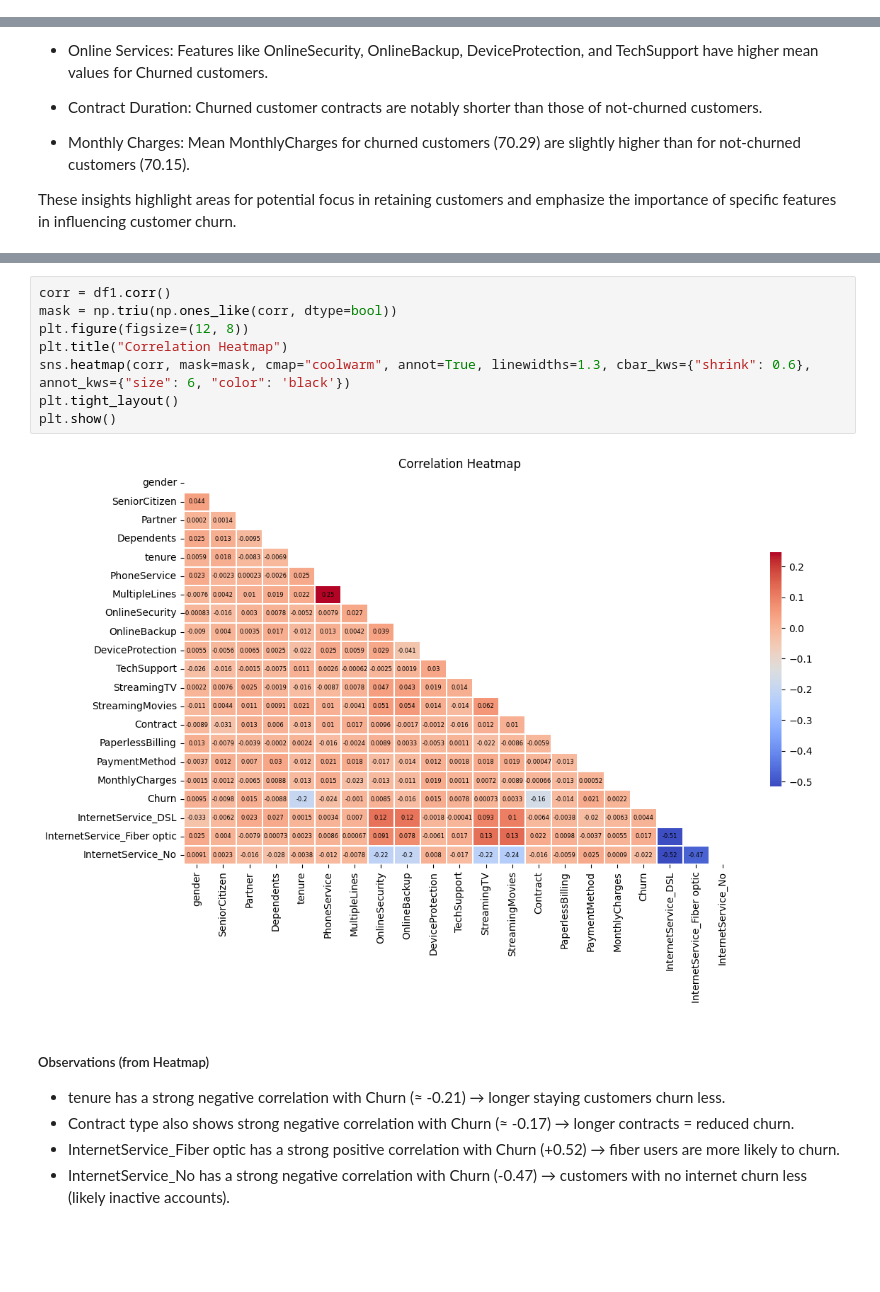
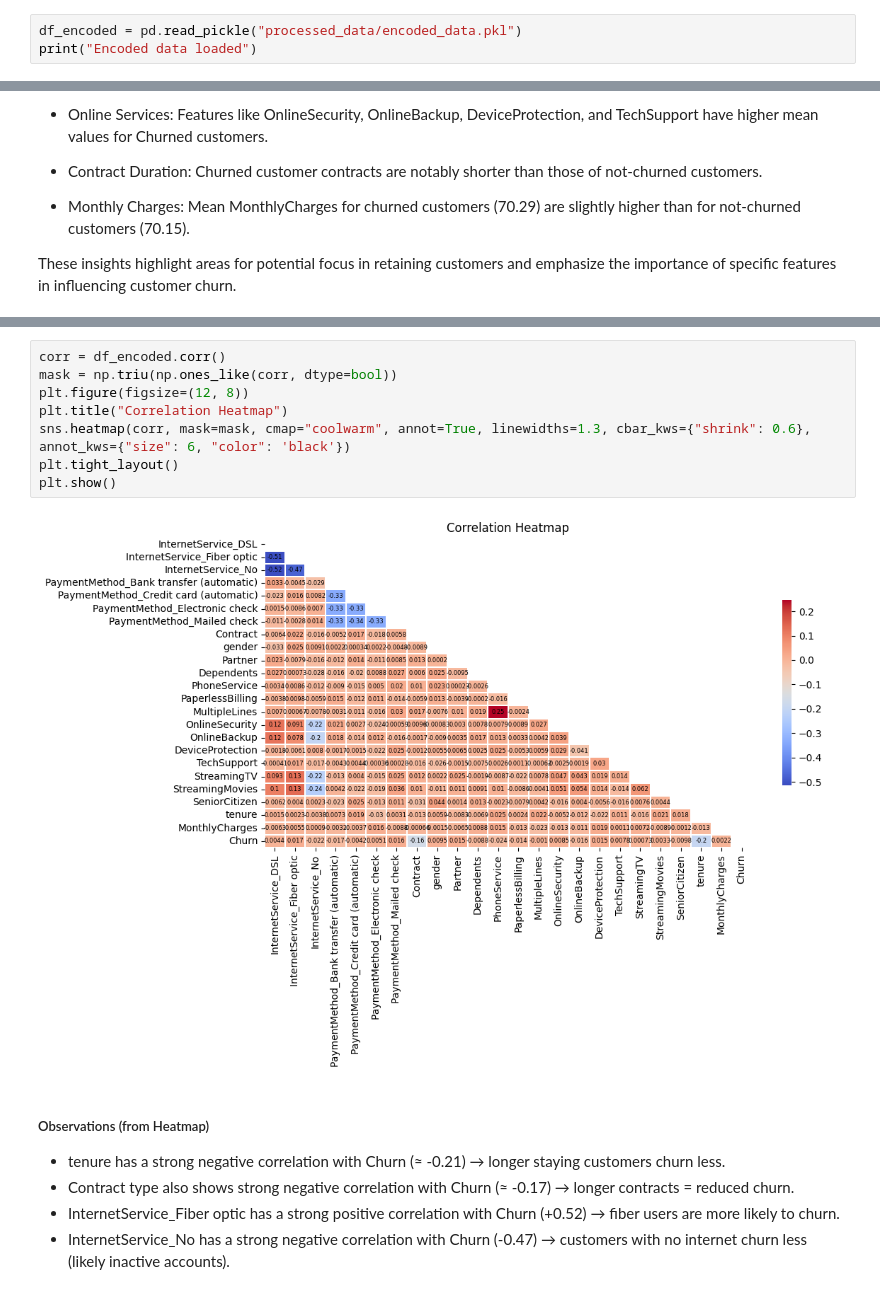
Before and after one commit to Roshani002/SSPL_Practical_Assessment, a Jupyter notebook: main.ipynb, the cells around one changed output, grey strips where cells are left out. Saved outputs shown, nothing was run; the diff lists cells and outputs as text; blank space fills up the shorter version.

```diff
--- a/main.ipynb
+++ b/main.ipynb
@@ -803,0 +765,3 @@ df1.describe()
+# %%
+df_encoded = pd.read_pickle("processed_data/encoded_data.pkl")
+print("Encoded data loaded")
@@ -834,13 +817,13 @@ These insights highlight areas for potential focus in retaining customers and em
 # %%
-corr = df1.corr()
+corr = df_encoded.corr()
 mask = np.triu(np.ones_like(corr, dtype=bool))
 plt.figure(figsize=(12, 8))
 plt.title("Correlation Heatmap")
 sns.heatmap(corr, mask=mask, cmap="coolwarm", annot=True, linewidths=1.3, cbar_kws={"shrink": 0.6}, annot_kws={"size": 6, "color": 'black'})
 plt.tight_layout()
 plt.show()
 # %% [output]
-[figure, old version]
+[figure, new version]
 # %% [markdown]
 ##### Observations (from Heatmap)
 - tenure has a strong negative correlation with Churn (≈ -0.21) → longer staying customers churn less.
```
Also changed, not shown: parts of 77 cells of this notebook, 16 other files.
